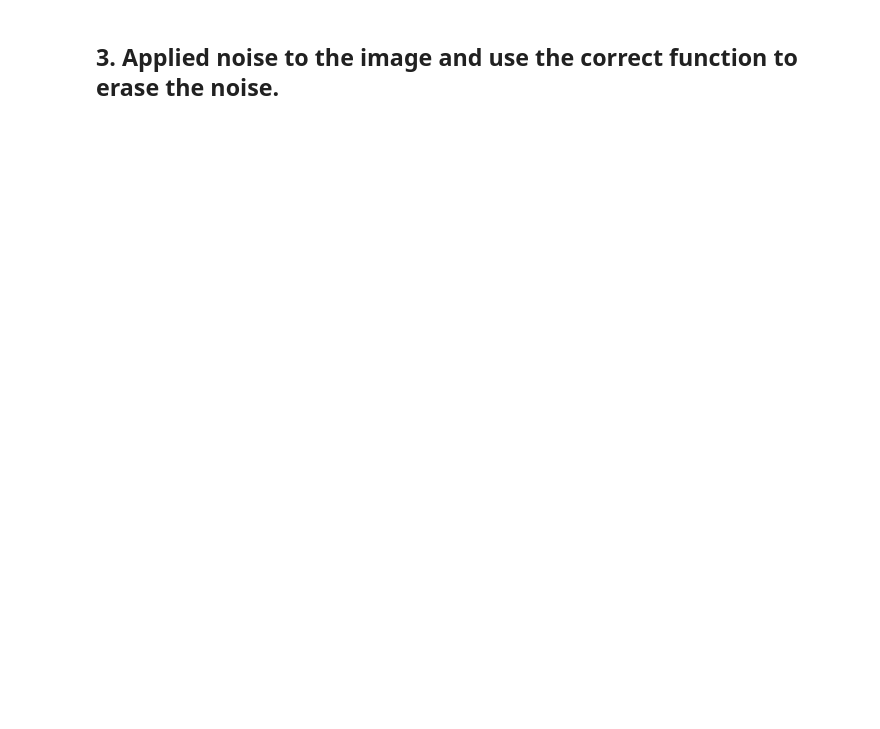
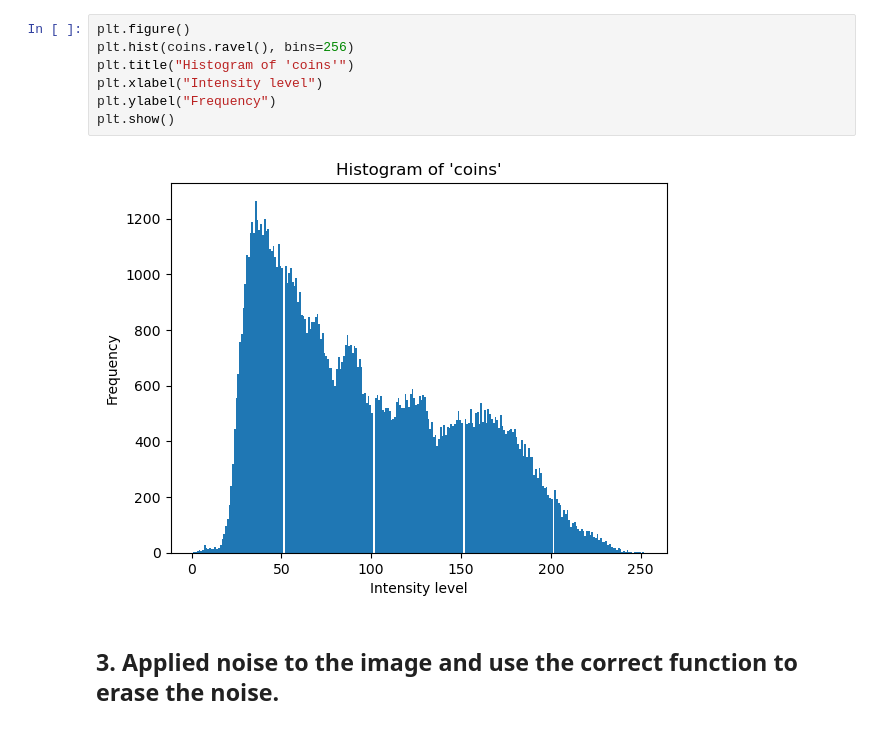
Before and after one commit to musel25/cv-exam-upt, a Jupyter notebook: Tirana_CV_Test.ipynb, the cells around one changed output. Drawn from its saved outputs; the diff is of its cells as text; blank space fills up the shorter version.

```diff
--- a/Tirana_CV_Test.ipynb
+++ b/Tirana_CV_Test.ipynb
@@ -10,2 +38,11 @@
+# %%
+plt.figure()
+plt.hist(coins.ravel(), bins=256)
+plt.title("Histogram of 'coins'")
+plt.xlabel("Intensity level")
+plt.ylabel("Frequency")
+plt.show()
+# %% [output]
+[figure, added]
 # %% [markdown]
 ## 3. Applied noise to the image and use the correct function to erase the noise.
```
Also changed, not shown: parts of 23 cells of this notebook, 1 other file.
